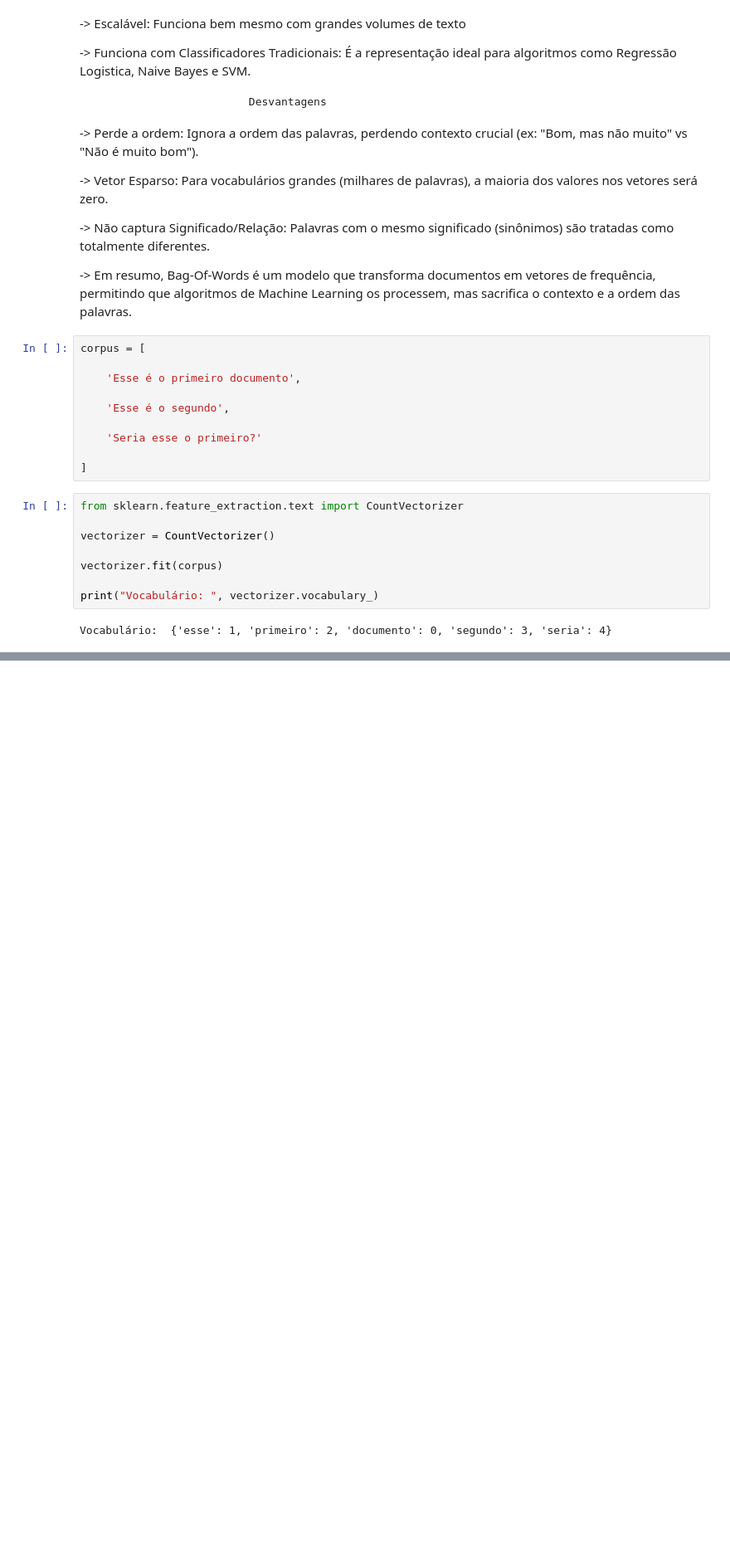
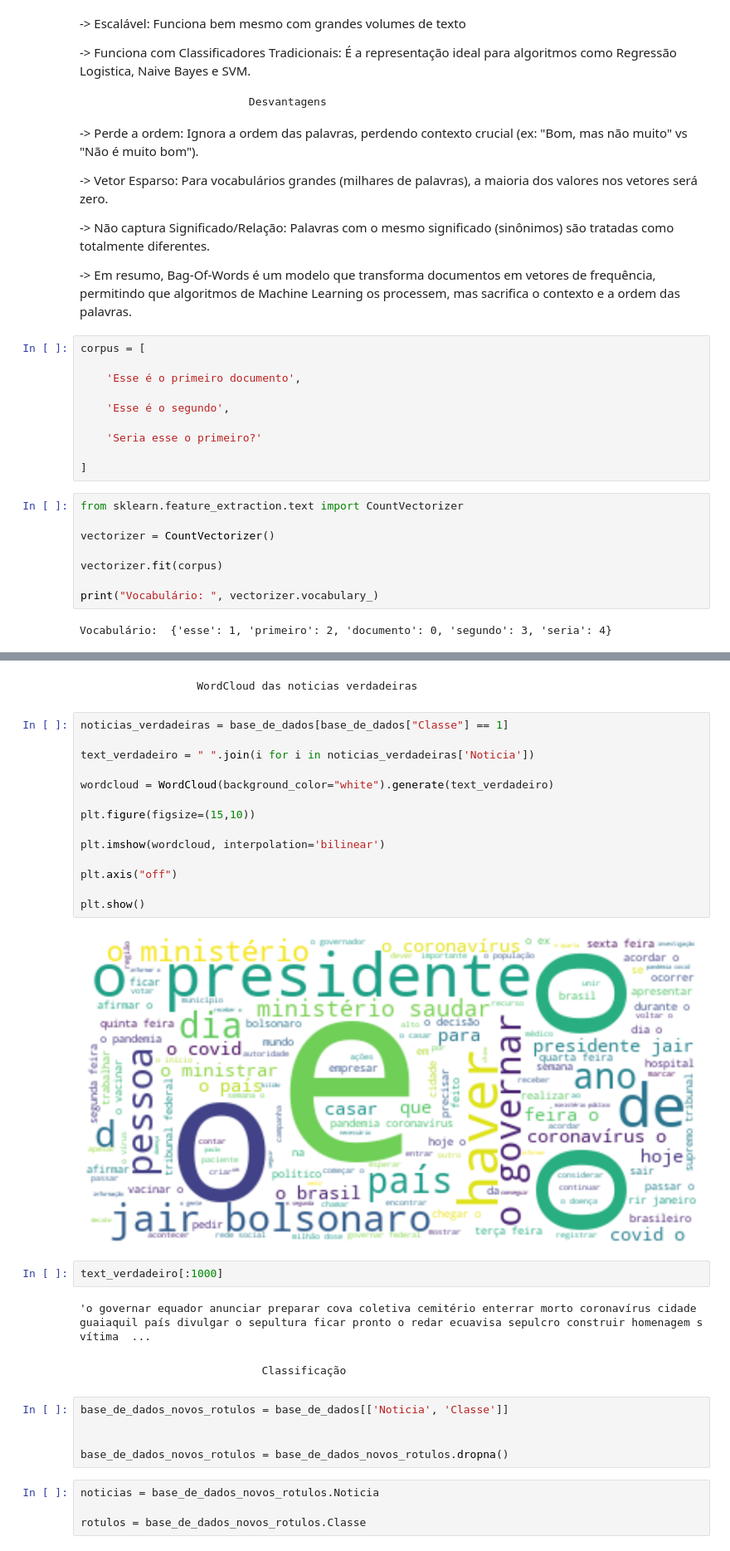
Before and after one commit to caikedomingues/curso-de-machine-learning-do-canal-universo-discreto, a Jupyter notebook: FakeNewsBagOfWords.ipynb, the cells around one changed output, grey strips where cells are left out. Shown at 83% size. Saved outputs shown, nothing was run; the diff lists cells and outputs as text; blank space fills up the shorter version.

```diff
--- a/FakeNewsBagOfWords.ipynb
+++ b/FakeNewsBagOfWords.ipynb
@@ -79,0 +155,33 @@ Vocabulário:  {'esse': 1, 'primeiro': 2, 'documento': 0, 'segundo': 3, 'seria':
+# %% [markdown]
+                    WordCloud das noticias verdadeiras
+# %%
+noticias_verdadeiras = base_de_dados[base_de_dados["Classe"] == 1]
+
+text_verdadeiro = " ".join(i for i in noticias_verdadeiras['Noticia'])
+
+wordcloud = WordCloud(background_color="white").generate(text_verdadeiro)
+
+plt.figure(figsize=(15,10))
+
+plt.imshow(wordcloud, interpolation='bilinear')
+
+plt.axis("off")
+
+plt.show()
+# %% [output]
+[figure, added]
+# %%
+text_verdadeiro[:1000]
+# %% [output]
+'o governar equador anunciar preparar cova coletiva cemitério enterrar morto coronavírus cidade guaiaquil país divulgar o sepultura ficar pronto o redar ecuavisa sepulcro construir homenagem s vítima  ...
+# %% [markdown]
+                              Classificação
+# %%
+base_de_dados_novos_rotulos = base_de_dados[['Noticia', 'Classe']]
+
+
+base_de_dados_novos_rotulos = base_de_dados_novos_rotulos.dropna()
+# %%
+noticias = base_de_dados_novos_rotulos.Noticia
+
+rotulos = base_de_dados_novos_rotulos.Classe
```
Also changed, not shown: parts of 17 cells of this notebook, 2 other files.
